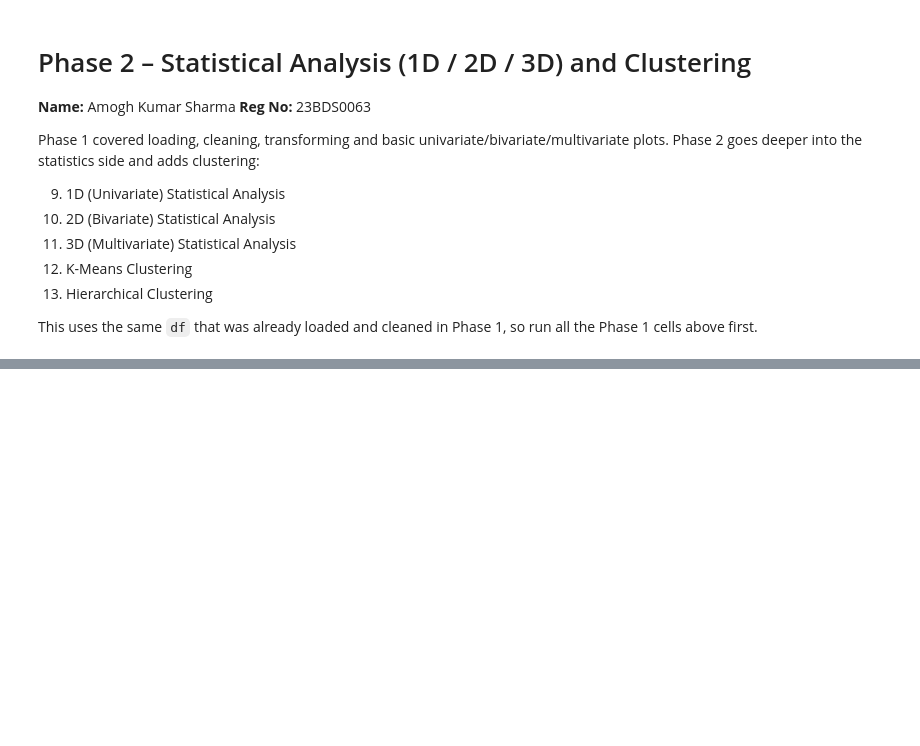
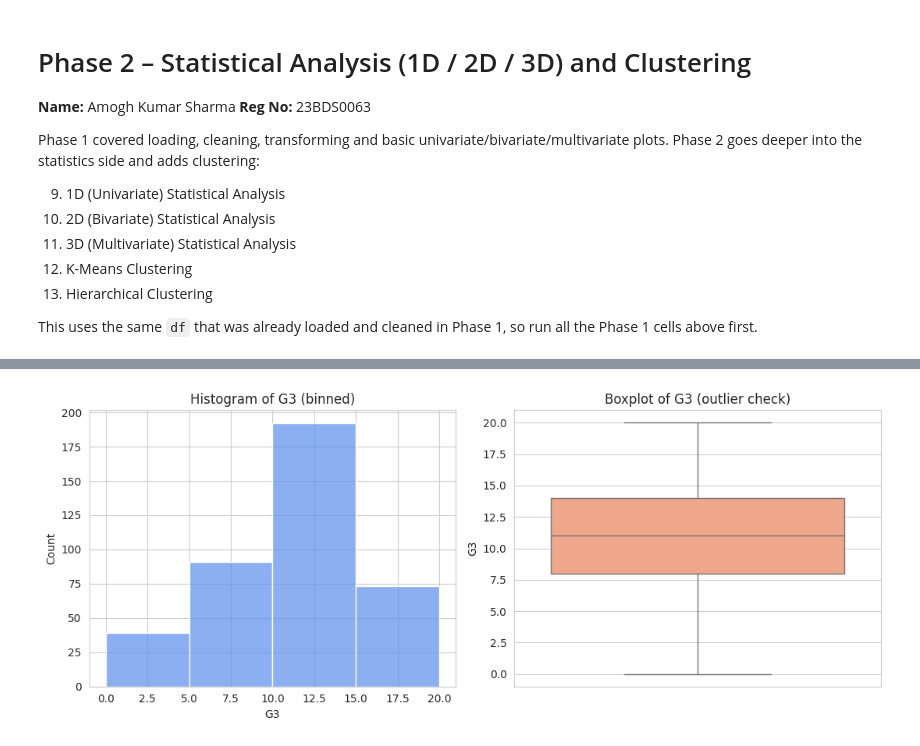
Before and after one commit to amoghsharma6996/AmoghKumarSharma23BDS0063, a Jupyter notebook: EDA_Phase1_Amogh.ipynb, the cells around one changed output, grey strips where cells are left out. Saved outputs shown, nothing was run; the diff lists cells and outputs as text; code cells hidden in the pictures; blank space fills up the shorter version.

```diff
--- a/EDA_Phase1_Amogh.ipynb
+++ b/EDA_Phase1_Amogh.ipynb
@@ -718,0 +522,9 @@ This completes all Phase 2 requirements (1D/2D/3D statistical analysis, K-Means
+# %%
+num_var = 'G3'
+bins = [0, 5, 10, 15, 20]
+bin_labels = ['0-5', '5-10', '10-15', '15-20']
+
+g3_bins = pd.cut(df[num_var], bins=bins, labels=bin_labels, include_lowest=True)
+binned_freq = g3_bins.value_counts().sort_index()
+binned_freq_df = pd.DataFrame({'Bin_Interval': binned_freq.index, 'Frequency': binned_freq.values})
+binned_freq_df
@@ -718,0 +537,14 @@ This completes all Phase 2 requirements (1D/2D/3D statistical analysis, K-Means
+# %%
+fig, axes = plt.subplots(1, 2, figsize=(11, 4.5))
+
+sns.histplot(df[num_var], bins=bins, kde=False, color='cornflowerblue', ax=axes[0])
+axes[0].set_title(f"Histogram of {num_var} (binned)")
+axes[0].set_xlabel(num_var)
+
+sns.boxplot(y=df[num_var], color='lightsalmon', ax=axes[1])
+axes[1].set_title(f"Boxplot of {num_var} (outlier check)")
+
+plt.tight_layout()
+plt.show()
+# %% [output]
+[figure, added]
```
Also changed, not shown: parts of 88 cells of this notebook.
